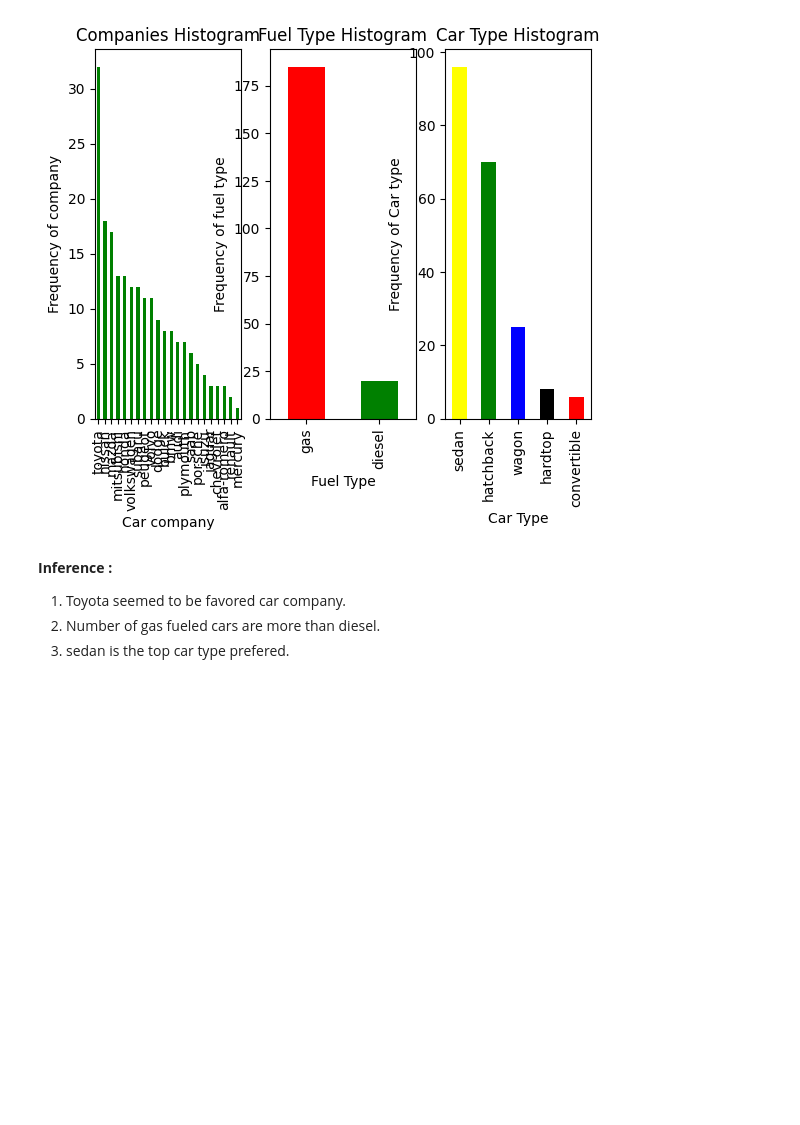
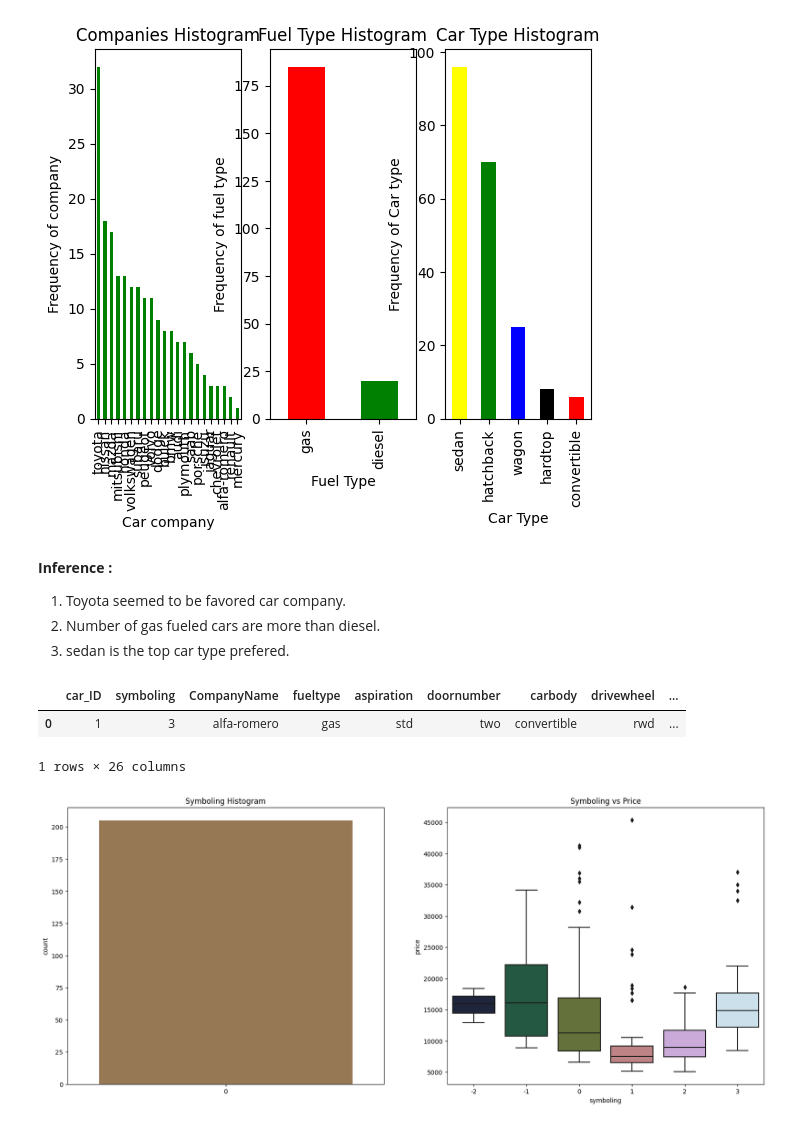
Before and after one commit to Prateek07-Kumar/Oasis_Infobyte_Internship, a Jupyter notebook: Task-1/car_price.ipynb, the cells around one changed output. Saved outputs shown, nothing was run; the diff lists cells and outputs as text; code cells hidden in the pictures; blank space fills up the shorter version.

```diff
--- a/Task-1/car_price.ipynb
+++ b/Task-1/car_price.ipynb
@@ -241,3 +241,24 @@ plt.show()
 1. Toyota seemed to be favored car company.
 2. Number of gas fueled cars are more than diesel.
 3. sedan is the top car type prefered.
+# %%
+car_data.head(1)
+# %% [output]
+|  | car_ID | symboling | CompanyName | fueltype | aspiration | doornumber | carbody | drivewheel | ... |
+| 0 | 1 | 3 | alfa-romero | gas | std | two | convertible | rwd | ... |
+1 rows × 26 columns
+# %%
+plt.figure(figsize=(20,8))
+
+plt.subplot(1,2,1)
+plt.title('Symboling Histogram')
+sns.countplot(car_data.symboling, palette=("cubehelix"))
+
+
+plt.subplot(1,2,2)
+plt.title('Symboling vs Price')
+sns.boxplot(x=car_data.symboling, y=car_data.price, palette=("cubehelix"))
+
+plt.show()
+# %% [output]
+[figure, added]
```
